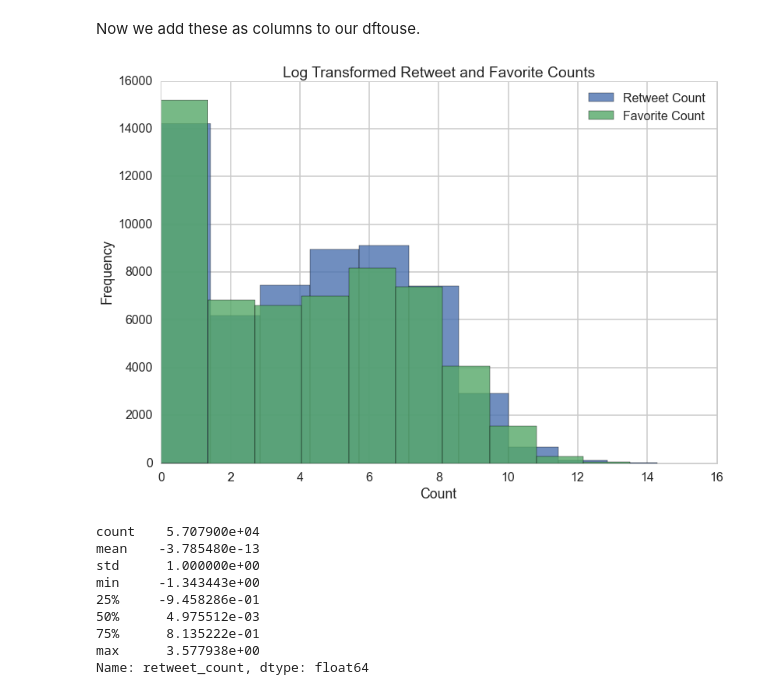
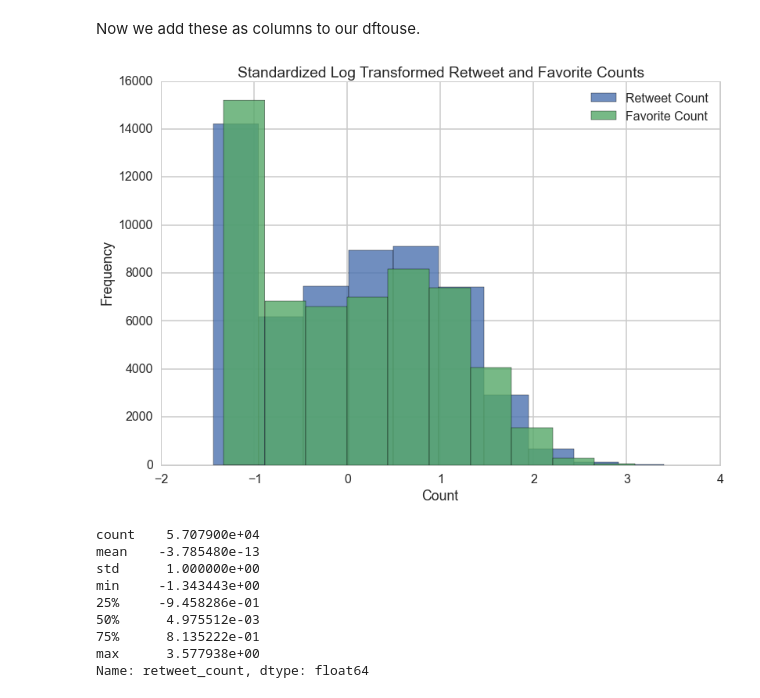
Before and after one commit to belindazeng/goingviral, a Jupyter notebook: goingviral.ipynb, the cells around one changed output. Cells and saved outputs as stored; diff of their text form; code cells hidden in the pictures.

```diff
--- a/goingviral.ipynb
+++ b/goingviral.ipynb
@@ -529,15 +529,15 @@ dftouse.loc[:,'retweet_count']=retweets
 dftouse.loc[:,'favorite_count']=favorites
 # %%
 plt.figure()
-plt.hist(dftouse.log_retweet_count, alpha=.8, label="Retweet Count")
-plt.hist(dftouse.log_favorite_count, alpha=.8, label="Favorite Count")
+plt.hist(dftouse.retweet_count, alpha=.8, label="Retweet Count")
+plt.hist(dftouse.favorite_count, alpha=.8, label="Favorite Count")
 plt.legend()
 plt.xlabel('Count')
 plt.ylabel('Frequency')
-plt.title('Log Transformed Retweet and Favorite Counts')
+plt.title('Standardized Log Transformed Retweet and Favorite Counts')
 plt.show()
 # %% [output]
-[figure, old version]
+[figure, new version]
 # %%
 print dftouse.retweet_count.describe()
 # %% [output]
```
Also changed, not shown: parts of 18 cells of this notebook.
